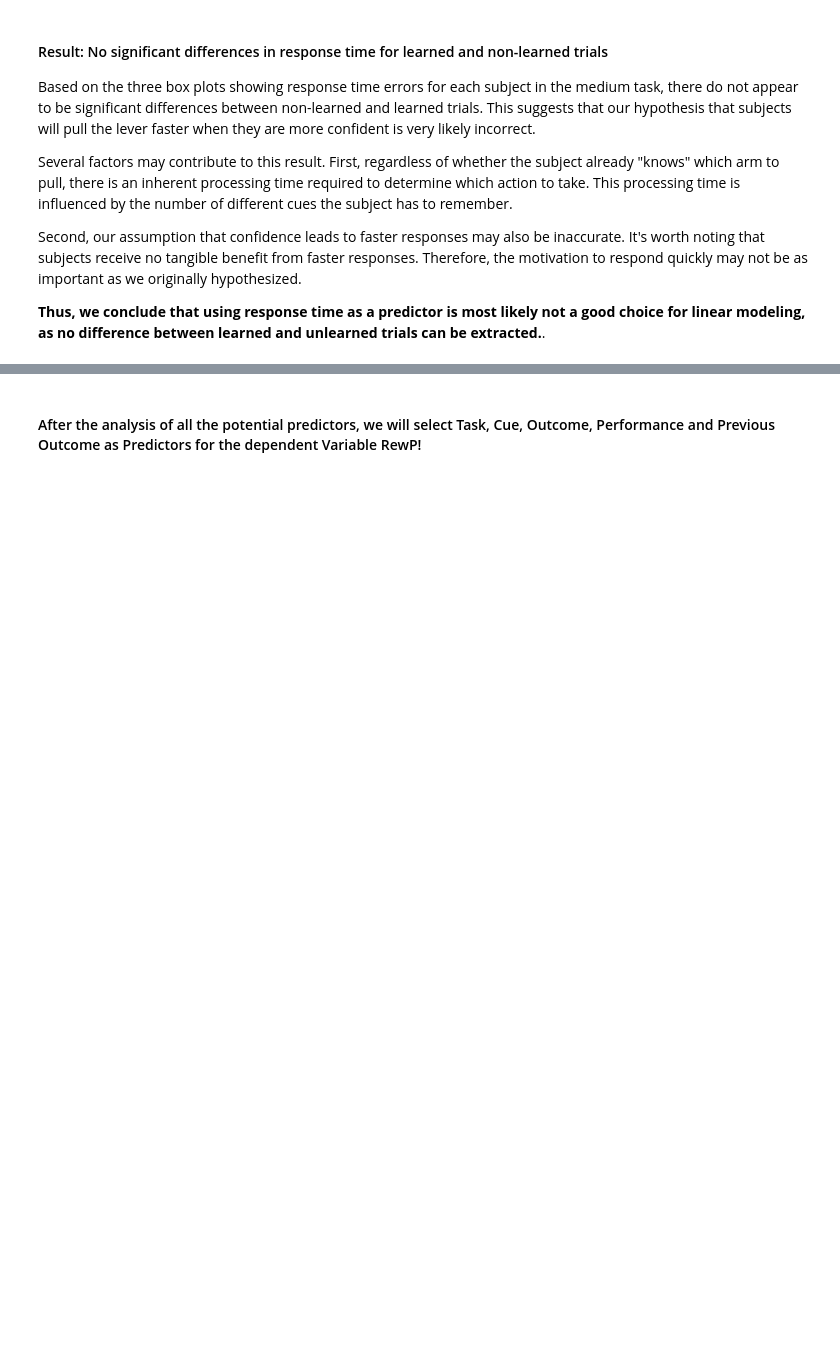
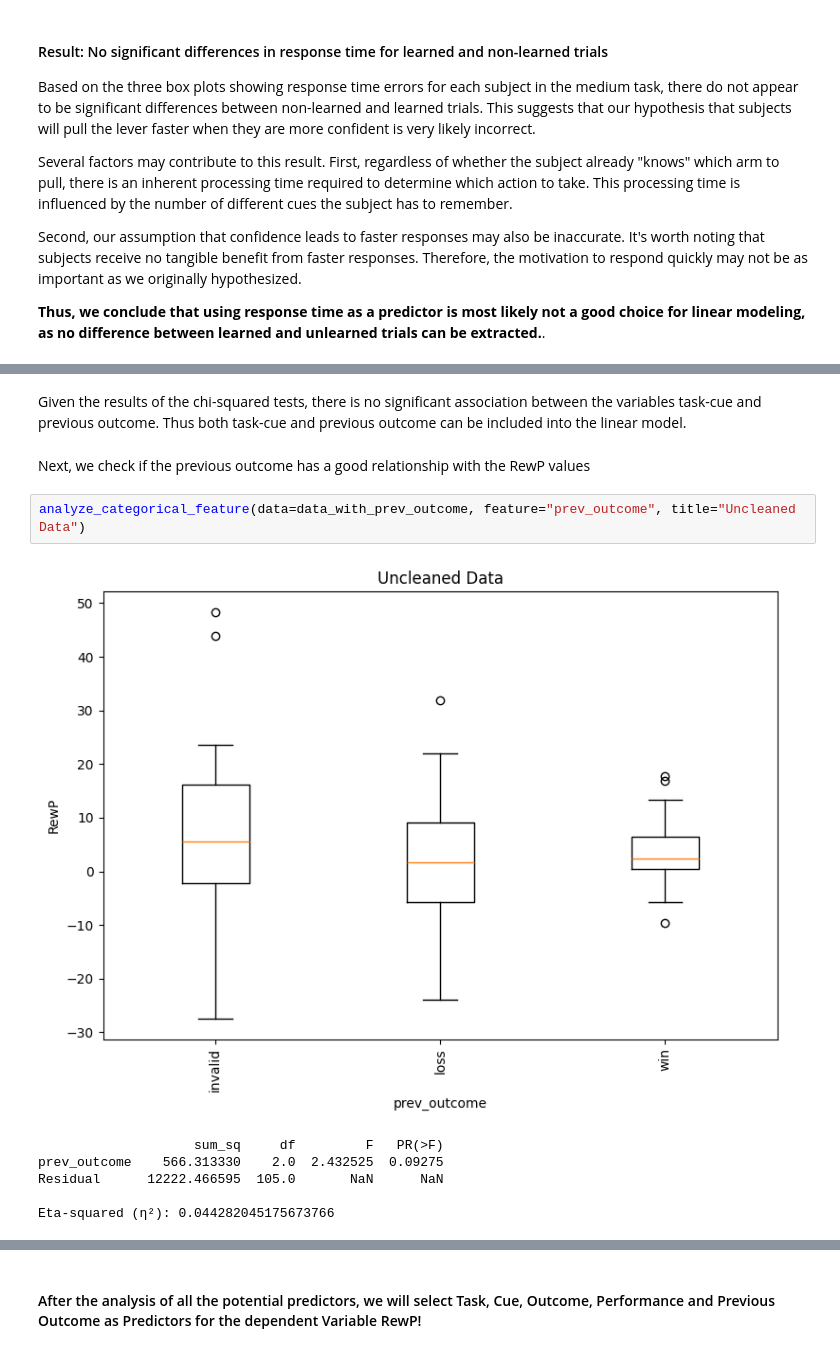
Before and after one commit to M4XV5/EEG2324Brownie, a Jupyter notebook: linear_modeling.ipynb, the cells around one changed output, grey strips where cells are left out. Drawn from its saved outputs; the diff is of its cells as text; blank space fills up the shorter version.

Commit message:
updated linear modeling

```diff
--- a/linear_modeling.ipynb
+++ b/linear_modeling.ipynb
@@ -409,0 +224,13 @@ TODO: write analysis
+# %% [markdown]
+Given the results of the chi-squared tests, there is no significant association between the variables task-cue and previous outcome. Thus both task-cue and previous outcome can be included into the linear model.
+# %% [markdown]
+Next, we check if the previous outcome has a good relationship with the RewP values
+# %%
+analyze_categorical_feature(data=data_with_prev_outcome, feature="prev_outcome", title="Uncleaned Data")
+# %% [output]
+[figure, added]
+                    sum_sq     df         F   PR(>F)
+prev_outcome    566.313330    2.0  2.432525  0.09275
+Residual      12222.466595  105.0       NaN      NaN
+
+Eta-squared (η²): 0.044282045175673766
```
Also changed, not shown: parts of 42 cells of this notebook, 2 other files.
